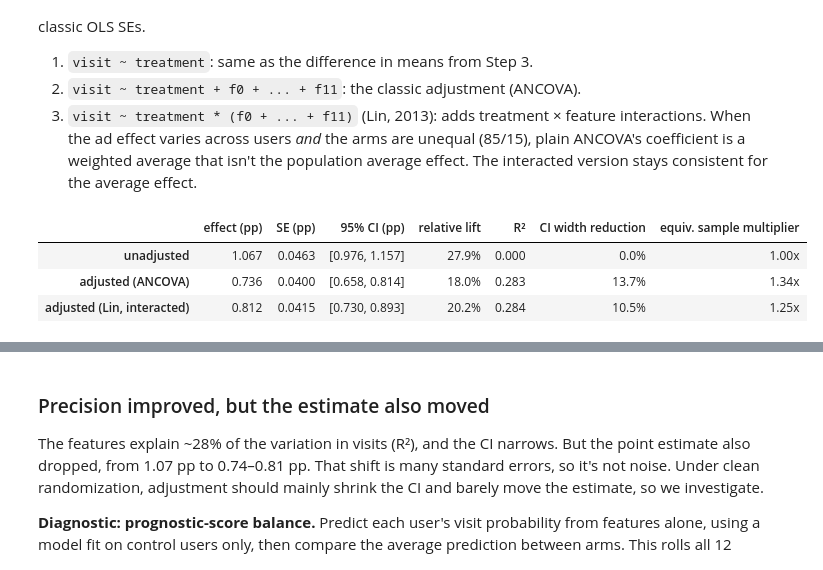
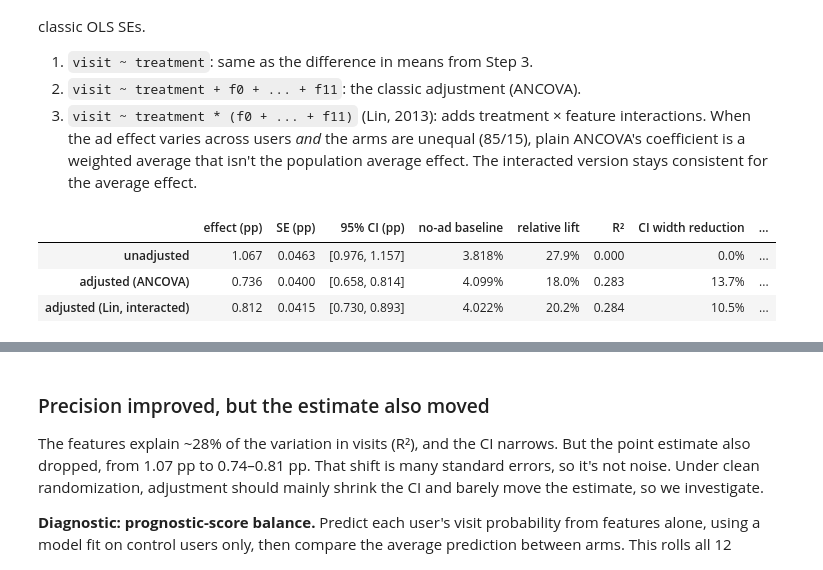
Before and after one commit to mehwishahmed/criteo-ad-incrementality, a Jupyter notebook: notebooks/analysis.ipynb, the cells around one changed output, grey strips where cells are left out. Drawn from its saved outputs; the diff is of its cells as text; code cells hidden in the pictures.

```diff
--- a/notebooks/analysis.ipynb
+++ b/notebooks/analysis.ipynb
@@ -311,22 +311,23 @@ variance, p(1−p), differs across users, which breaks the equal-variance assump
 # %%
 from src import variance
 
 adj = {m: variance.compare_adjustment(df, m, FEATURES) for m in OUTCOMES}
 
 def show_adj(t):
     return pd.DataFrame({
         "effect (pp)": (t["coef"] * 100).map("{:.3f}".format),
         "SE (pp)": (t["se"] * 100).map("{:.4f}".format),
         "95% CI (pp)": [f"[{lo*100:.3f}, {hi*100:.3f}]" for lo, hi in zip(t["ci_low"], t["ci_high"])],
+        "no-ad baseline": t["control_baseline"].map("{:.3%}".format),
         "relative lift": t["rel_lift"].map("{:.1%}".format),
         "R²": t["r_squared"].map("{:.3f}".format),
         "CI width reduction": t["ci_width_reduction"].map("{:.1%}".format),
         "equiv. sample multiplier": t["equivalent_sample_multiplier"].map("{:.2f}x".format),
     })
 
 show_adj(adj["visit"])
 # %% [output]
-|  | effect (pp) | SE (pp) | 95% CI (pp) | relative lift | R² | CI width reduction | equiv. sample multiplier |
-| unadjusted | 1.067 | 0.0463 | [0.976, 1.157] | 27.9% | 0.000 | 0.0% | 1.00x |
-| adjusted (ANCOVA) | 0.736 | 0.0400 | [0.658, 0.814] | 18.0% | 0.283 | 13.7% | 1.34x |
-| adjusted (Lin, interacted) | 0.812 | 0.0415 | [0.730, 0.893] | 20.2% | 0.284 | 10.5% | 1.25x |
+|  | effect (pp) | SE (pp) | 95% CI (pp) | no-ad baseline | relative lift | R² | CI width reduction | ... |
+| unadjusted | 1.067 | 0.0463 | [0.976, 1.157] | 3.818% | 27.9% | 0.000 | 0.0% | ... |
+| adjusted (ANCOVA) | 0.736 | 0.0400 | [0.658, 0.814] | 4.099% | 18.0% | 0.283 | 13.7% | ... |
+| adjusted (Lin, interacted) | 0.812 | 0.0415 | [0.730, 0.893] | 4.022% | 20.2% | 0.284 | 10.5% | ... |
```
Also changed, not shown: parts of 4 cells of this notebook, 1 other file.
